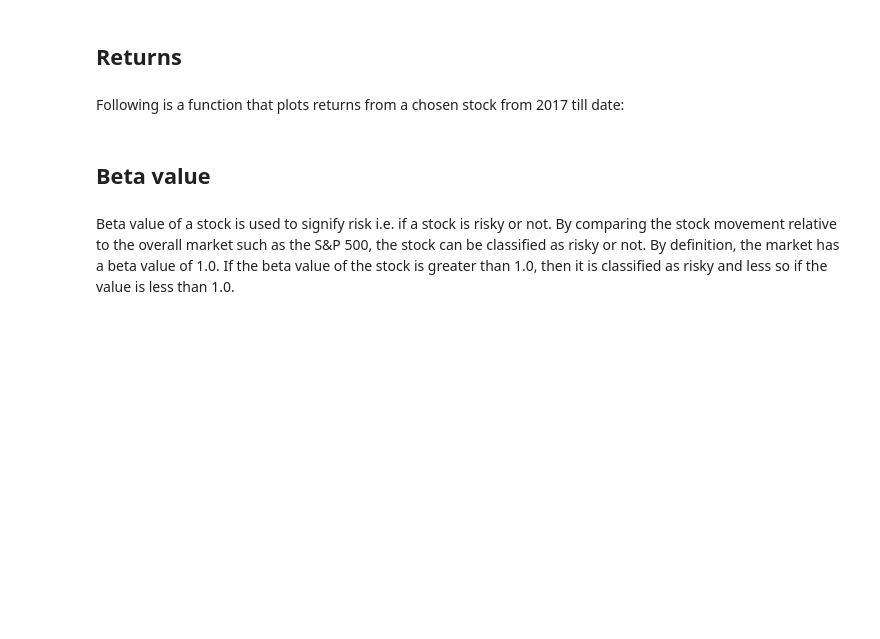
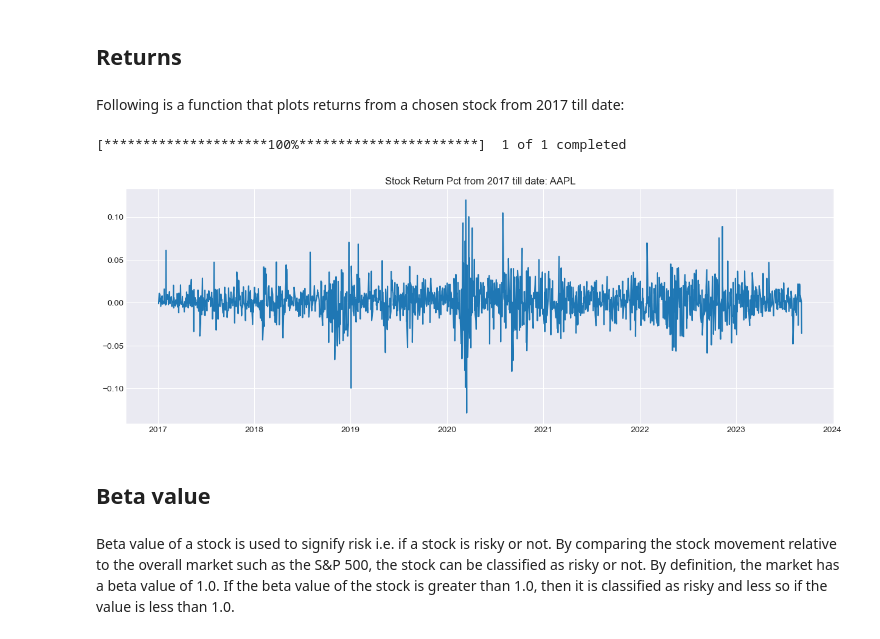
Before and after one commit to rahulakrish/portfolio_builder, a Jupyter notebook: code/notebook.ipynb, the cells around one changed output. Drawn from its saved outputs; the diff is of its cells as text; code cells hidden in the pictures; blank space fills up the shorter version.

```diff
--- a/code/notebook.ipynb
+++ b/code/notebook.ipynb
@@ -84,6 +90,11 @@ def stock_return(ticker):
     fig,ax=plt.subplots(figsize=(15,5))
     ax.plot(df_return['pct_change']);
     ax.set_title('Stock Return Pct from 2017 till date:' +' ' + ticker)
+# %%
+stock_return('AAPL')
+# %% [output]
+[*********************100%***********************]  1 of 1 completed
+[figure, added]
 # %% [markdown]
 ## Beta value
 # %% [markdown]
```
Also changed, not shown: parts of 37 cells of this notebook.
